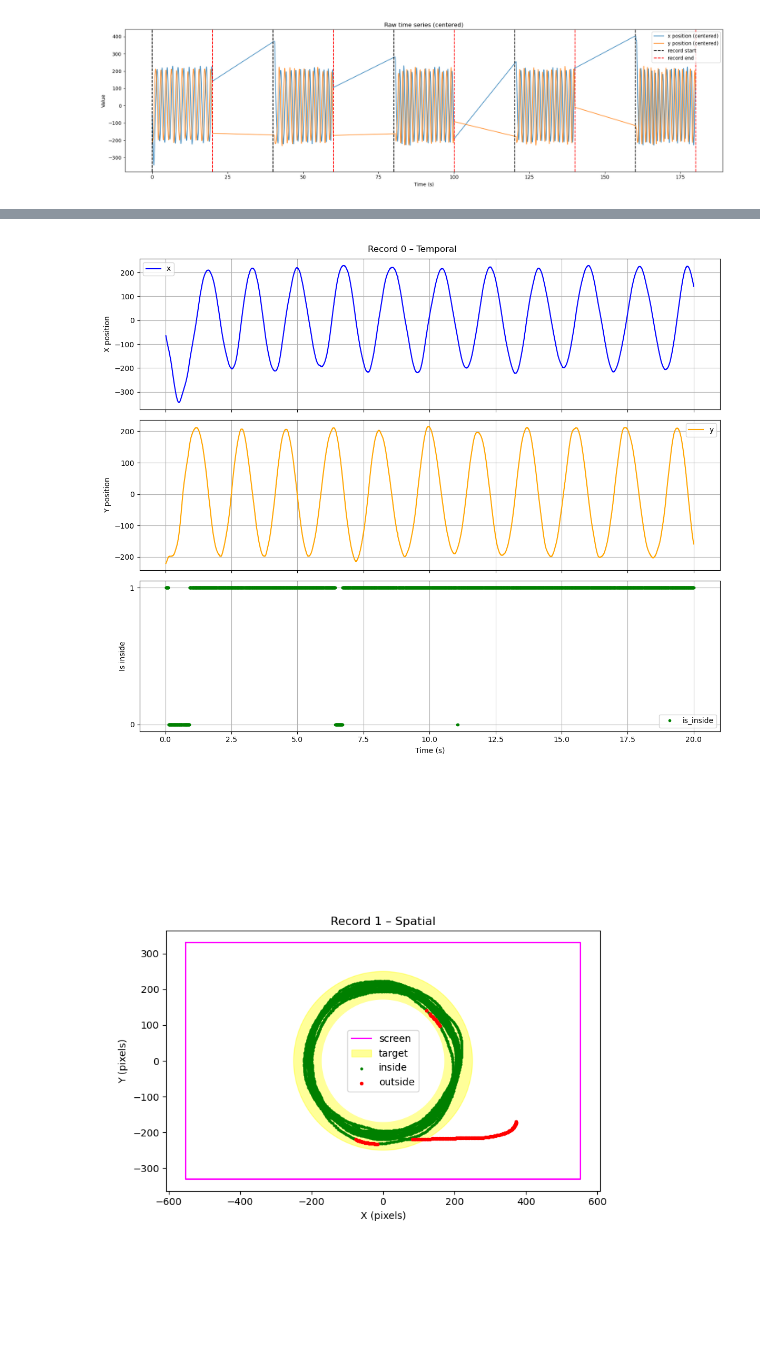
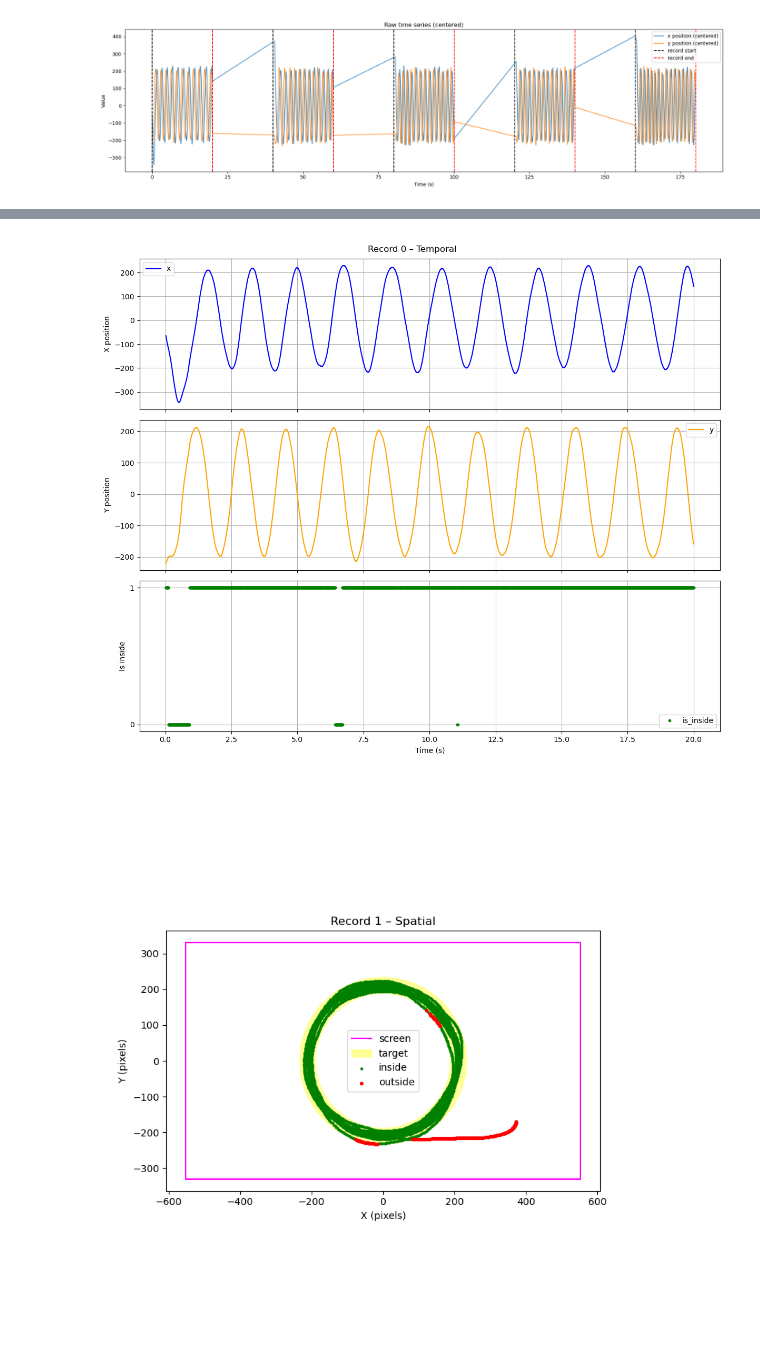
Before and after one commit to TheoLec-student/Circular_task_analysis, a Jupyter notebook: main.ipynb, the cells around one changed output, grey strips where cells are left out. Cells and saved outputs as stored; diff of their text form; code cells hidden in the pictures.

Commit message:
Compute the good radius

```diff
--- a/main.ipynb
+++ b/main.ipynb
@@ -229,8 +229,12 @@ for start, end in zip(record_starts, record_ends):
 
     segments.append(seg)
 
-R_ext = 250
-R_int = 170
+#Compute radius for target
+inside_mask = inside_global  # True if the point is inside the target
+r = np.sqrt(x[inside_mask]**2 + y[inside_mask]**2) # radius
+R_ext = r.max()
+R_int = r.min()
+
 for i, seg in enumerate(segments):
     plot_record_spatial(seg, i)
     plot_record_temporal(seg, i)
@@ -239,3 +243,3 @@ for i, seg in enumerate(segments):
 [figure]
-[figure, old version]
+[figure, new version]
 [figure]
```
Also changed, not shown: parts of 1 cell of this notebook.
